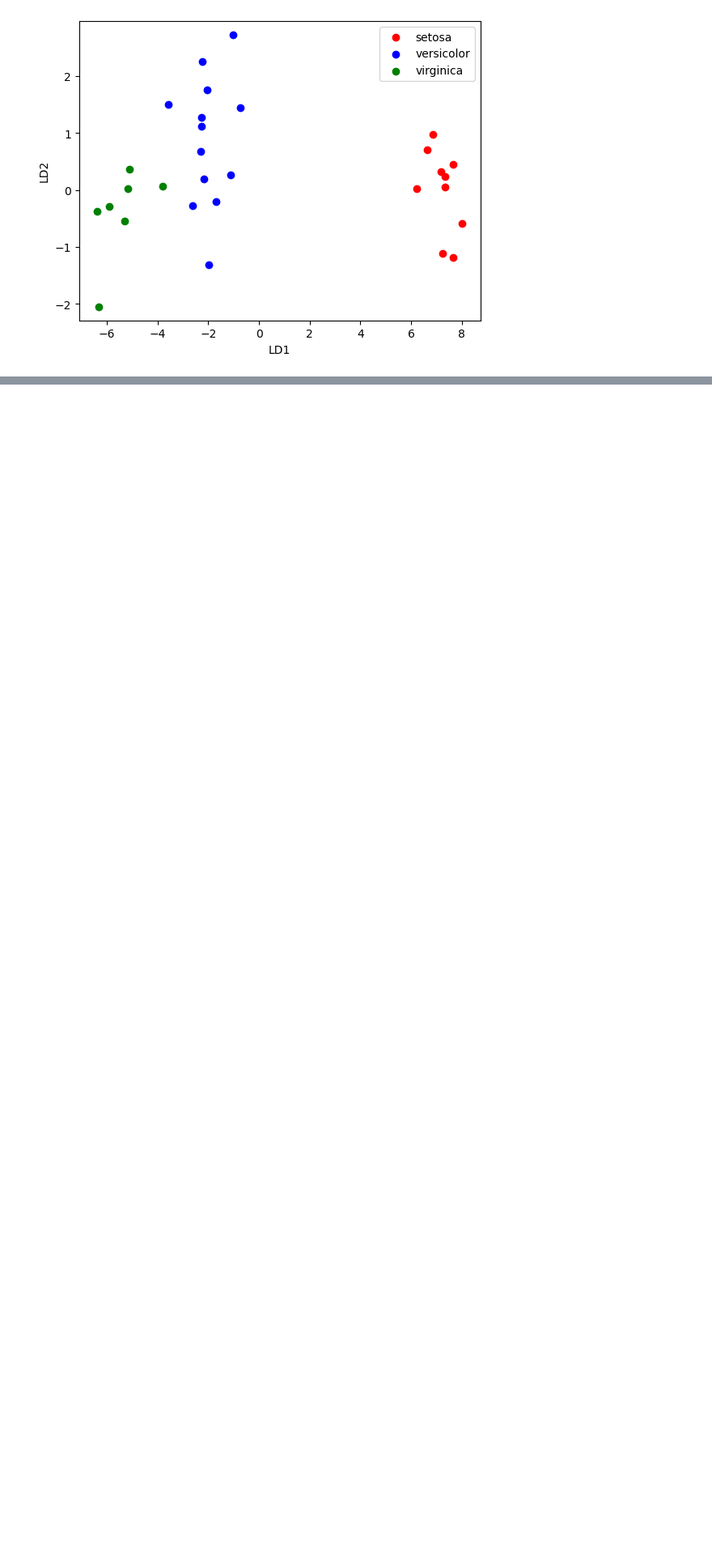
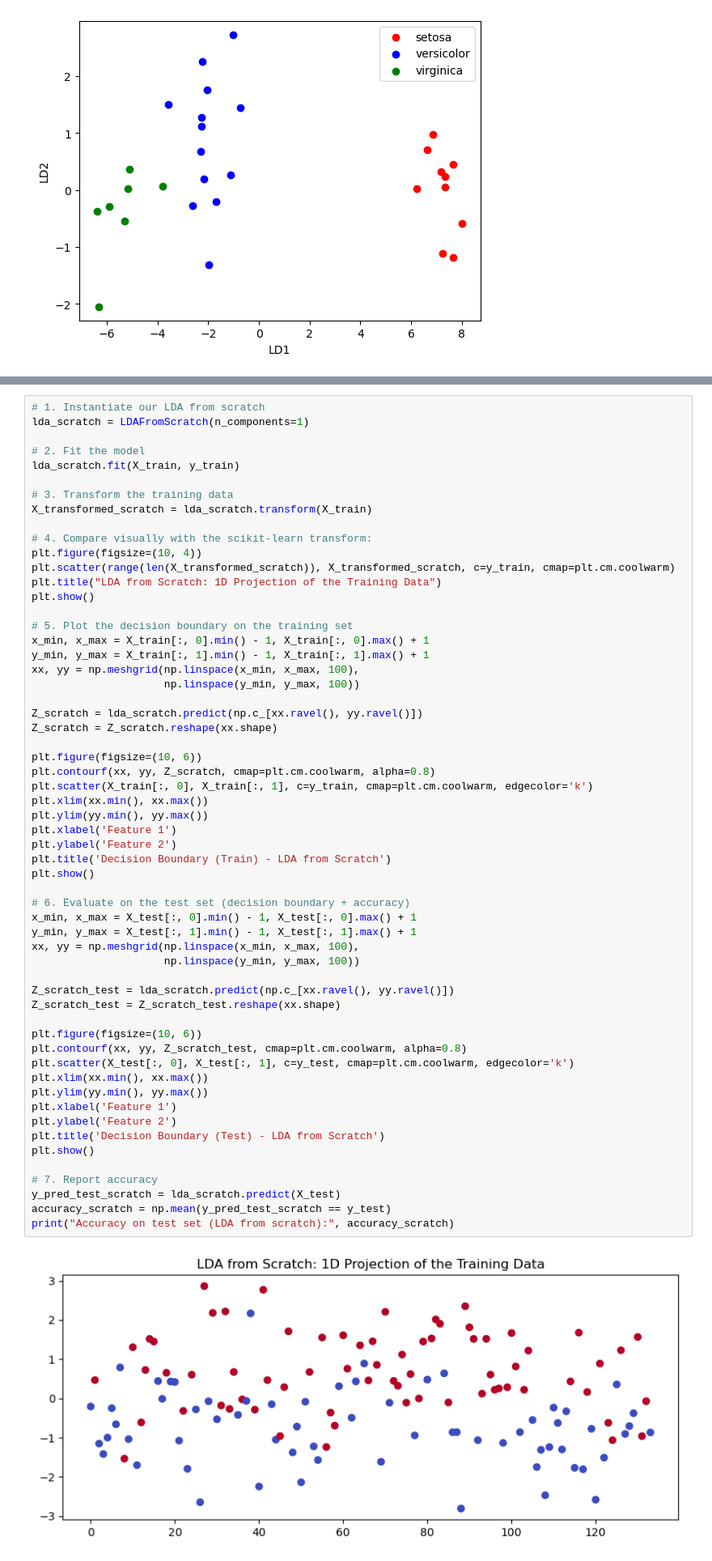
Before and after one commit to wegard/predictive-modelling-with-machine-learning, a Jupyter notebook: notebooks/04_Linear_discriminant_analysis.ipynb, the cells around one changed output, grey strips where cells are left out. Shown at 81% size. Cells and saved outputs as stored; diff of their text form; blank space fills up the shorter version.

```diff
--- a/notebooks/04_Linear_discriminant_analysis.ipynb
+++ b/notebooks/04_Linear_discriminant_analysis.ipynb
@@ -242,0 +379,60 @@ plt.show()
+# %%
+# 1. Instantiate our LDA from scratch
+lda_scratch = LDAFromScratch(n_components=1)
+
+# 2. Fit the model
+lda_scratch.fit(X_train, y_train)
+
+# 3. Transform the training data
+X_transformed_scratch = lda_scratch.transform(X_train)
+
+# 4. Compare visually with the scikit-learn transform:
+plt.figure(figsize=(10, 4))
+plt.scatter(range(len(X_transformed_scratch)), X_transformed_scratch, c=y_train, cmap=plt.cm.coolwarm)
+plt.title("LDA from Scratch: 1D Projection of the Training Data")
+plt.show()
+
+# 5. Plot the decision boundary on the training set
+x_min, x_max = X_train[:, 0].min() - 1, X_train[:, 0].max() + 1
+y_min, y_max = X_train[:, 1].min() - 1, X_train[:, 1].max() + 1
+xx, yy = np.meshgrid(np.linspace(x_min, x_max, 100),
+                     np.linspace(y_min, y_max, 100))
+
+Z_scratch = lda_scratch.predict(np.c_[xx.ravel(), yy.ravel()])
+Z_scratch = Z_scratch.reshape(xx.shape)
+
+plt.figure(figsize=(10, 6))
+plt.contourf(xx, yy, Z_scratch, cmap=plt.cm.coolwarm, alpha=0.8)
+plt.scatter(X_train[:, 0], X_train[:, 1], c=y_train, cmap=plt.cm.coolwarm, edgecolor='k')
+plt.xlim(xx.min(), xx.max())
+plt.ylim(yy.min(), yy.max())
+plt.xlabel('Feature 1')
+plt.ylabel('Feature 2')
+plt.title('Decision Boundary (Train) - LDA from Scratch')
+plt.show()
+
+# 6. Evaluate on the test set (decision boundary + accuracy)
+x_min, x_max = X_test[:, 0].min() - 1, X_test[:, 0].max() + 1
+y_min, y_max = X_test[:, 1].min() - 1, X_test[:, 1].max() + 1
+xx, yy = np.meshgrid(np.linspace(x_min, x_max, 100),
+                     np.linspace(y_min, y_max, 100))
+
+Z_scratch_test = lda_scratch.predict(np.c_[xx.ravel(), yy.ravel()])
+Z_scratch_test = Z_scratch_test.reshape(xx.shape)
+
+plt.figure(figsize=(10, 6))
+plt.contourf(xx, yy, Z_scratch_test, cmap=plt.cm.coolwarm, alpha=0.8)
+plt.scatter(X_test[:, 0], X_test[:, 1], c=y_test, cmap=plt.cm.coolwarm, edgecolor='k')
+plt.xlim(xx.min(), xx.max())
+plt.ylim(yy.min(), yy.max())
+plt.xlabel('Feature 1')
+plt.ylabel('Feature 2')
+plt.title('Decision Boundary (Test) - LDA from Scratch')
+plt.show()
+
+# 7. Report accuracy
+y_pred_test_scratch = lda_scratch.predict(X_test)
+accuracy_scratch = np.mean(y_pred_test_scratch == y_test)
+print("Accuracy on test set (LDA from scratch):", accuracy_scratch)
+# %% [output]
+[figure, added]
```
Also changed, not shown: parts of 5 cells of this notebook, 3 other files.
